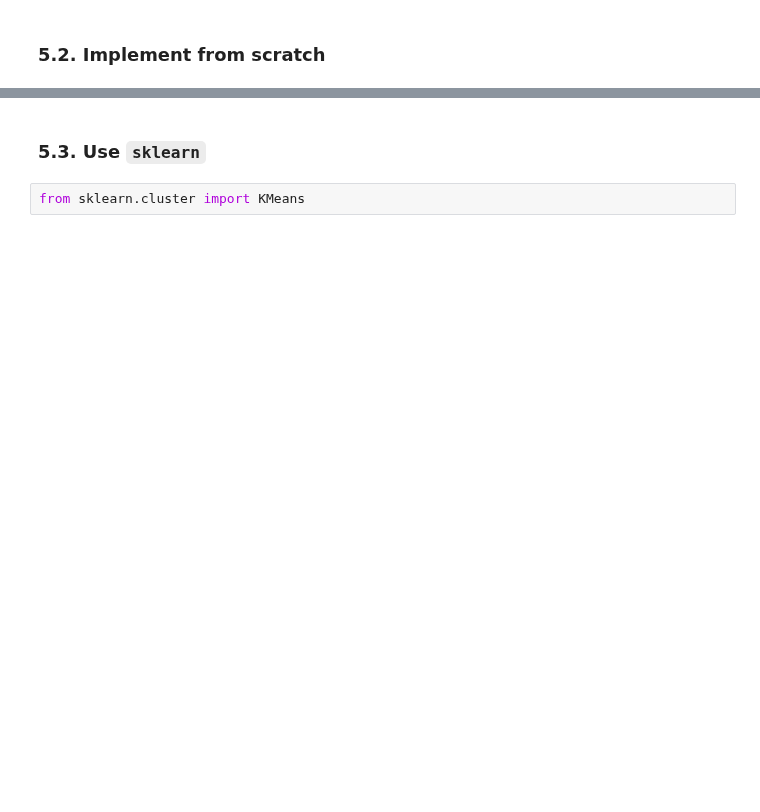
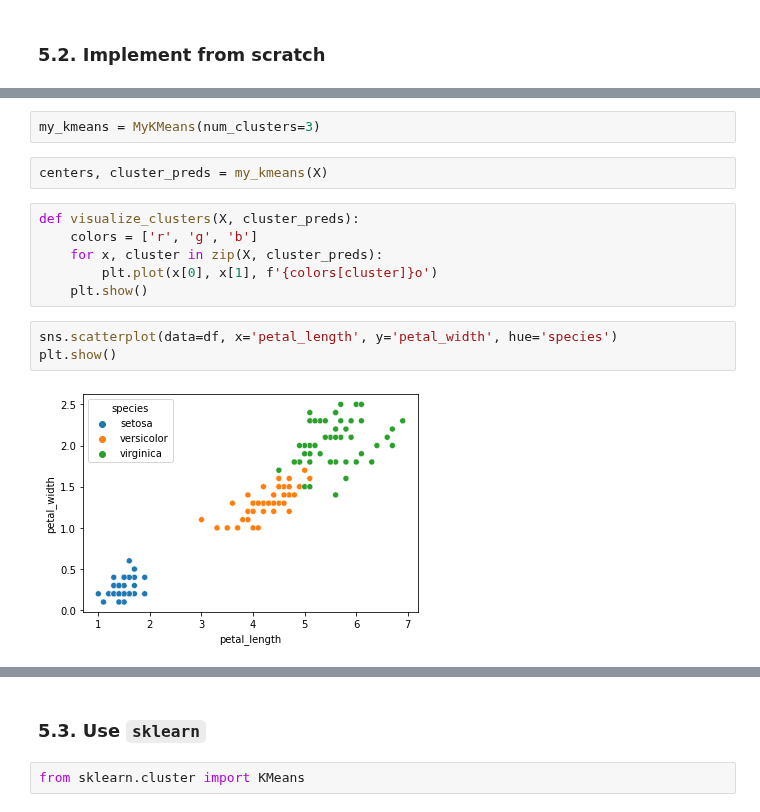
Before and after one commit to MinhHuuNguyen/mci-python, a Jupyter notebook: python_lv2/lectures/7_kmeans.ipynb, the cells around one changed output, grey strips where cells are left out. Saved outputs shown, nothing was run; the diff lists cells and outputs as text; blank space fills up the shorter version.

```diff
--- a/python_lv2/lectures/7_kmeans.ipynb
+++ b/python_lv2/lectures/7_kmeans.ipynb
@@ -227 +235,16 @@ array([[2.00111054, 2.07469757],
+# %%
+my_kmeans = MyKMeans(num_clusters=3)
+# %%
+centers, cluster_preds = my_kmeans(X)
+# %%
+def visualize_clusters(X, cluster_preds):
+    colors = ['r', 'g', 'b']
+    for x, cluster in zip(X, cluster_preds):
+        plt.plot(x[0], x[1], f'{colors[cluster]}o')
+    plt.show()
+# %%
+sns.scatterplot(data=df, x='petal_length', y='petal_width', hue='species')
+plt.show()
+# %% [output]
+[figure, added]
 # %%
```
Also changed, not shown: parts of 31 cells of this notebook.
